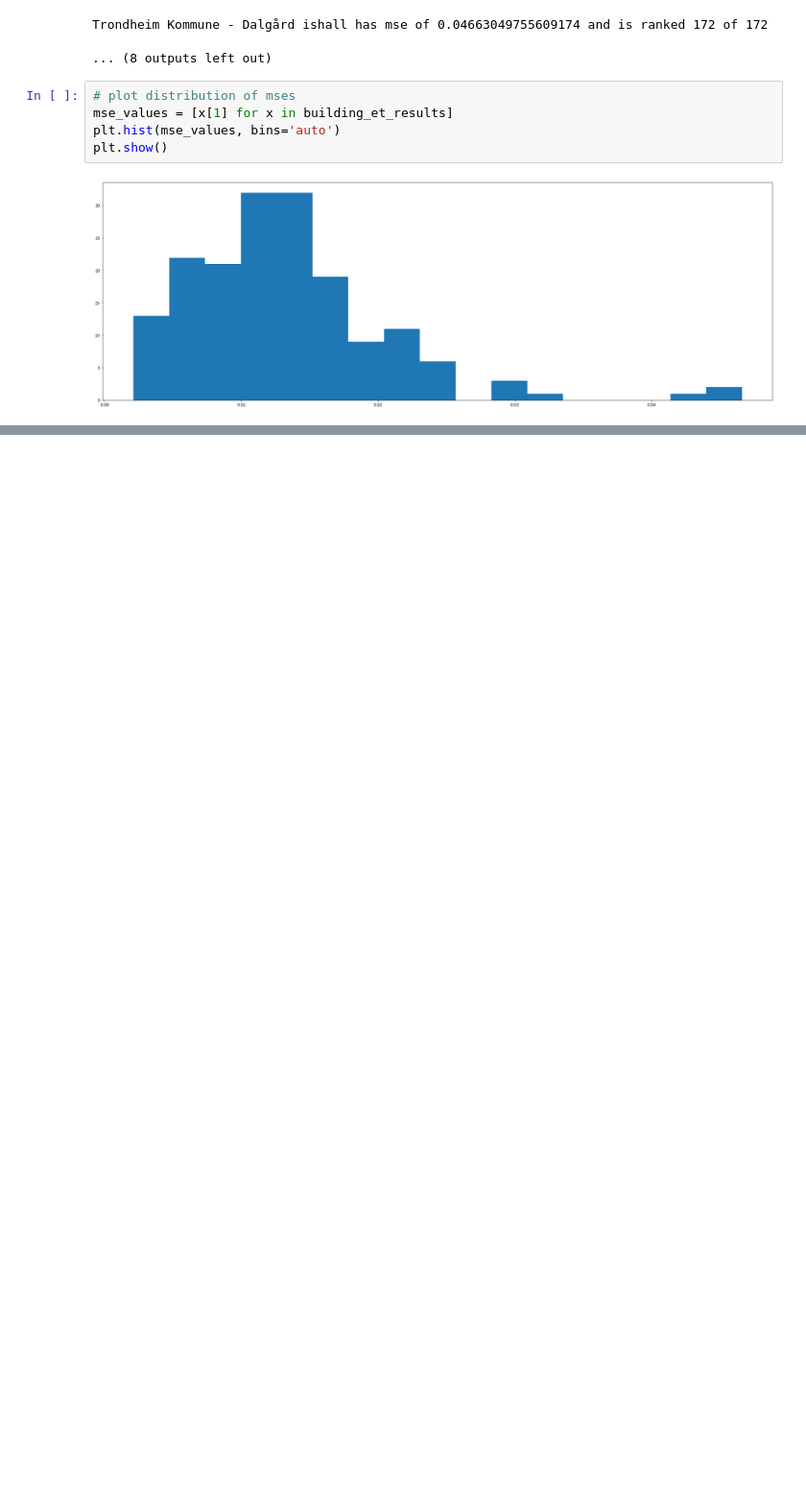
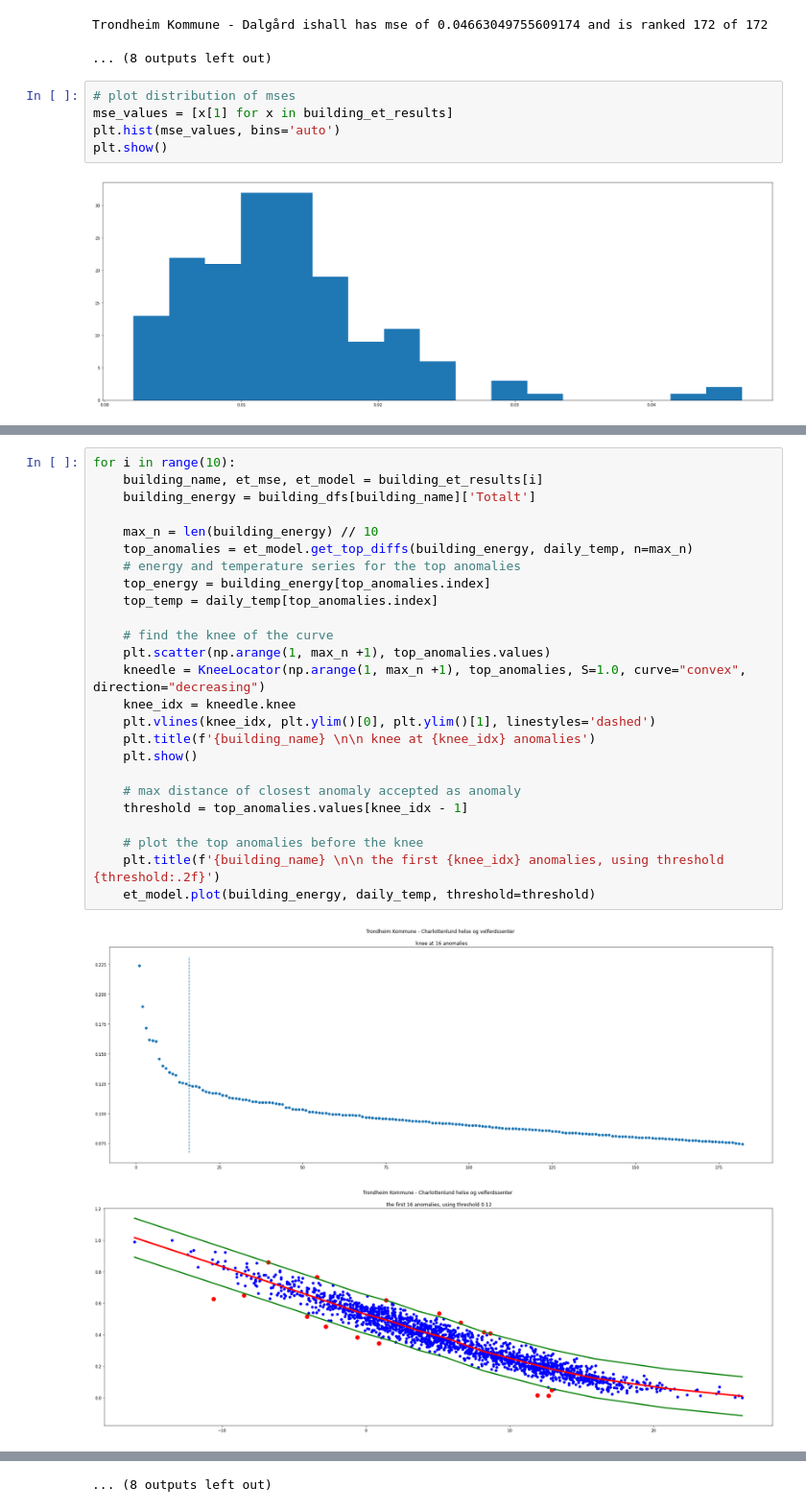
Before and after one commit to dagokl/trdk02_energy_consumption, a Jupyter notebook: models/resources/abnormal_buildings.ipynb, the cells around one changed output, grey strips where cells are left out. Shown at 96% size. Drawn from its saved outputs; the diff is of its cells as text; blank space fills up the shorter version.

```diff
--- a/models/resources/abnormal_buildings.ipynb
+++ b/models/resources/abnormal_buildings.ipynb
@@ -220,0 +225,28 @@ et_1.plot(test_energy, daily_temp, threshold=0.4)
+# %%
+for i in range(10):
+    building_name, et_mse, et_model = building_et_results[i]
+    building_energy = building_dfs[building_name]['Totalt']
+
+    max_n = len(building_energy) // 10
+    top_anomalies = et_model.get_top_diffs(building_energy, daily_temp, n=max_n)
+    # energy and temperature series for the top anomalies
+    top_energy = building_energy[top_anomalies.index]
+    top_temp = daily_temp[top_anomalies.index]
+
+    # find the knee of the curve
+    plt.scatter(np.arange(1, max_n +1), top_anomalies.values)
+    kneedle = KneeLocator(np.arange(1, max_n +1), top_anomalies, S=1.0, curve="convex", direction="decreasing")
+    knee_idx = kneedle.knee
+    plt.vlines(knee_idx, plt.ylim()[0], plt.ylim()[1], linestyles='dashed')
+    plt.title(f'{building_name} \n\n knee at {knee_idx} anomalies')
+    plt.show()
+
+    # max distance of closest anomaly accepted as anomaly
+    threshold = top_anomalies.values[knee_idx - 1]
+
+    # plot the top anomalies before the knee
+    plt.title(f'{building_name} \n\n the first {knee_idx} anomalies, using threshold {threshold:.2f}')
+    et_model.plot(building_energy, daily_temp, threshold=threshold)
+# %% [output]
+[figure, added]
+[figure, added]
@@ -220,0 +263 @@ et_1.plot(test_energy, daily_temp, threshold=0.4)
+... (8 outputs left out)
```
Also changed, not shown: parts of 9 cells of this notebook.
